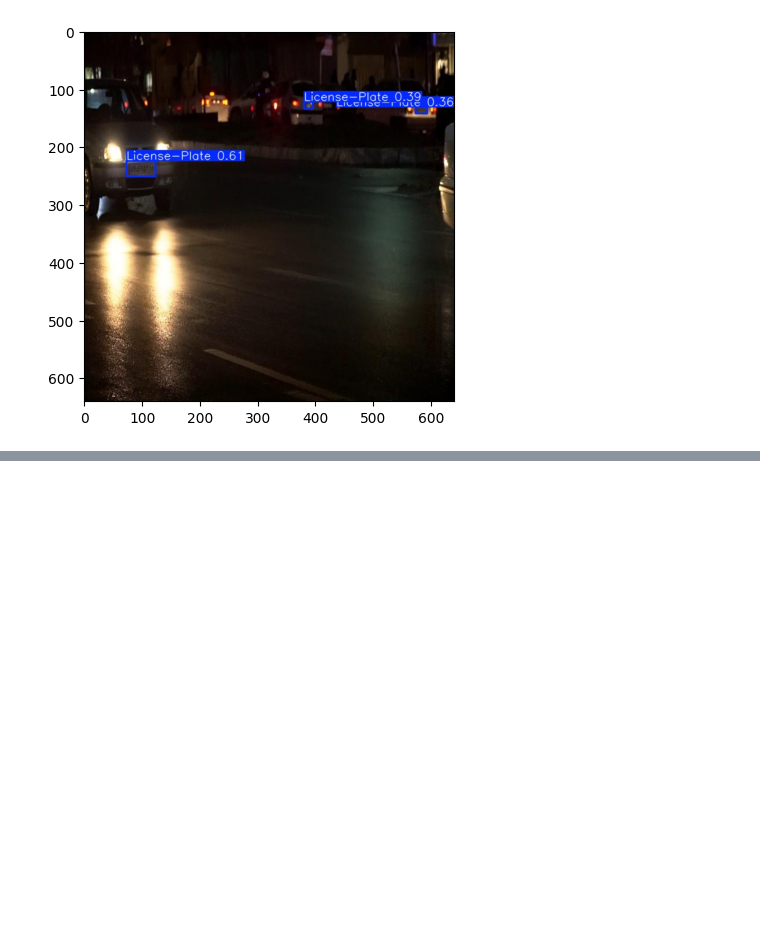
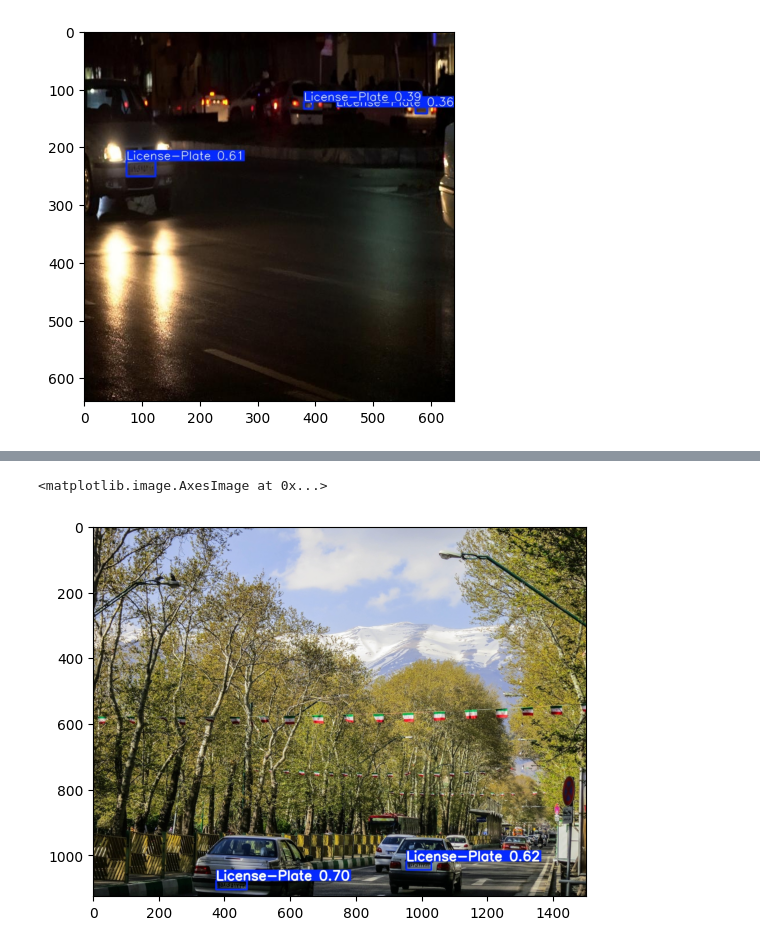
Before and after one commit to MahdiAhmadiKamal/PyLearn7-Deep-Learning, a Jupyter notebook: PyLearn7-Assignment56/persian_license_plate_detection.ipynb, the cells around one changed output, grey strips where cells are left out. Cells and saved outputs as stored; diff of their text form; code cells hidden in the pictures; blank space fills up the shorter version.

```diff
--- a/PyLearn7-Assignment56/persian_license_plate_detection.ipynb
+++ b/PyLearn7-Assignment56/persian_license_plate_detection.ipynb
@@ -91,0 +111,7 @@ plt.imshow(image_2)
+# %%
+image_4 = cv2.imread("/content/runs/detect/predict/test2.jpg")
+image_4 = cv2.cvtColor(image_4 , cv2.COLOR_BGR2RGB)
+plt.imshow(image_4)
+# %% [output]
+<matplotlib.image.AxesImage at 0x...>
+[figure, added]
```
Also changed, not shown: parts of 4 cells of this notebook, 5 other files.
